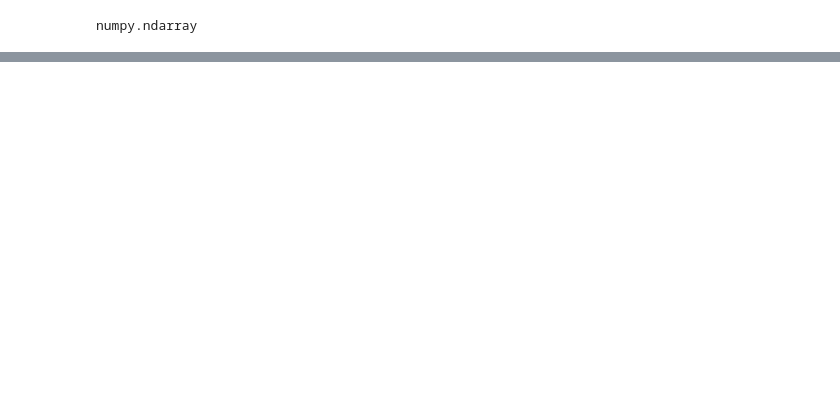
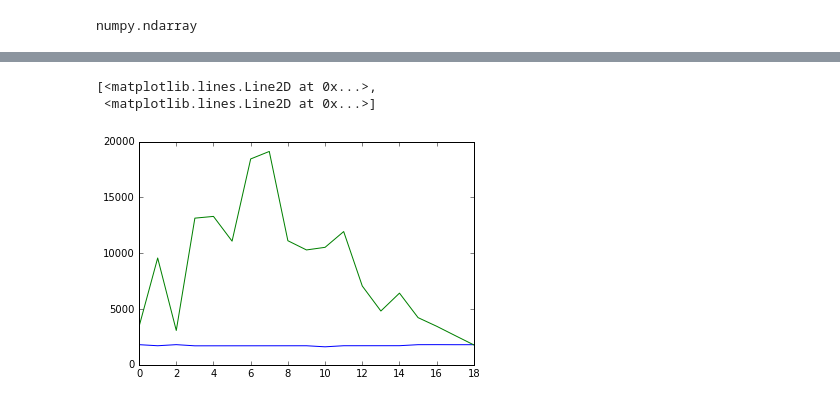
Before and after one commit to syberiansahara/Hitches, a Jupyter notebook: Hitches.ipynb, the cells around one changed output, grey strips where cells are left out. Cells and saved outputs as stored; diff of their text form; code cells hidden in the pictures; blank space fills up the shorter version.

```diff
--- a/Hitches.ipynb
+++ b/Hitches.ipynb
@@ -113,0 +174,6 @@ plt.xticks(range(len(dict)), dict.keys())
+# %%
+plt.plot(list)
+# %% [output]
+[<matplotlib.lines.Line2D at 0x...>,
+ <matplotlib.lines.Line2D at 0x...>]
+[figure, added]
```
Also changed, not shown: parts of 17 cells of this notebook, 1 other file.
